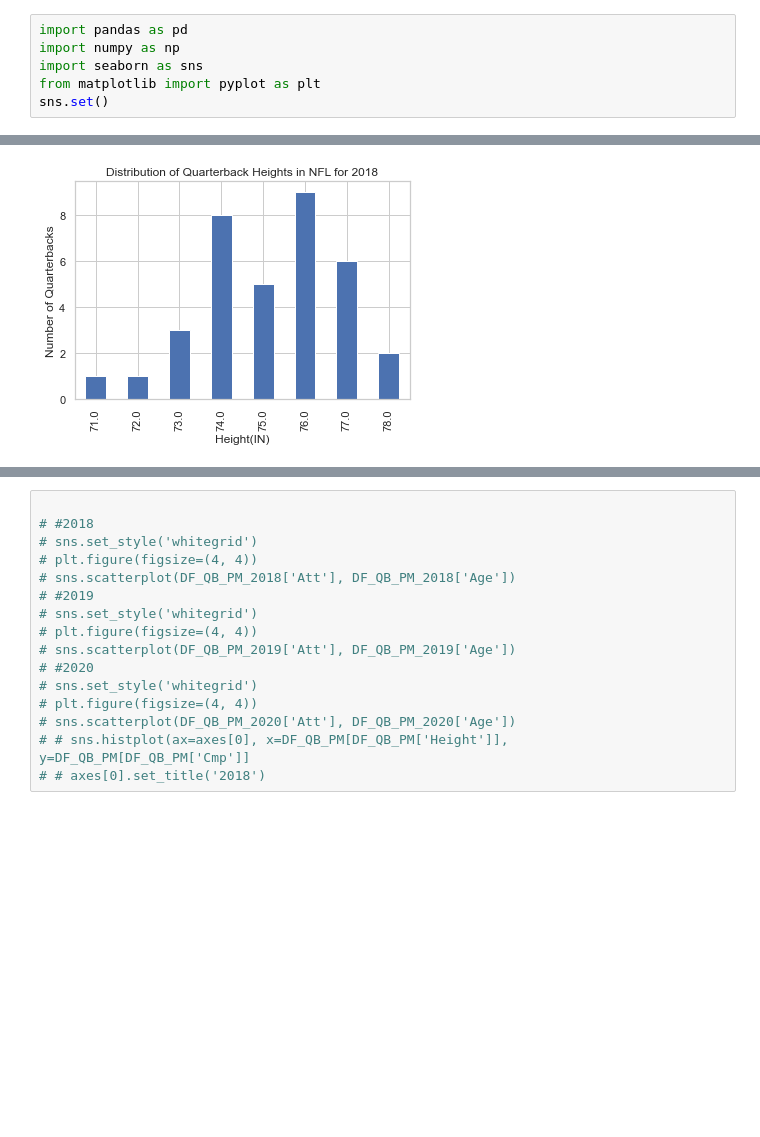
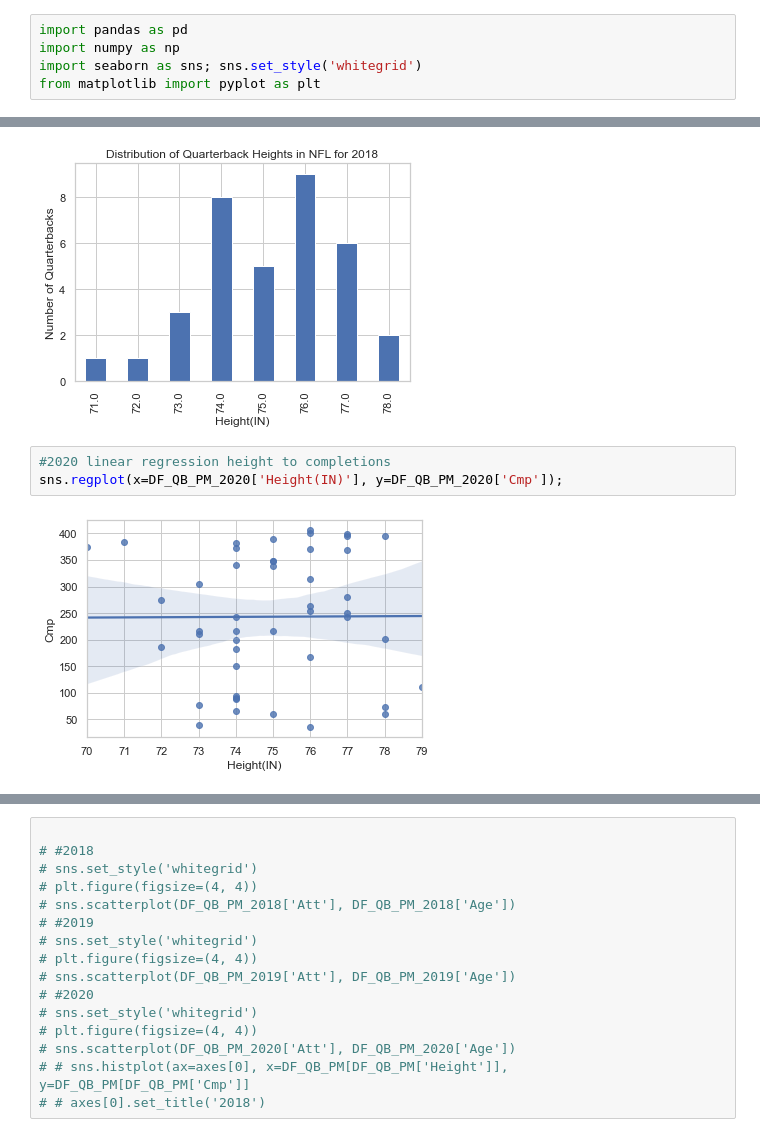
Before and after one commit to timbosan/Python2, a Jupyter notebook: Project/Football.ipynb, the cells around one changed output, grey strips where cells are left out. Drawn from its saved outputs; the diff is of its cells as text; blank space fills up the shorter version.

```diff
--- a/Project/Football.ipynb
+++ b/Project/Football.ipynb
@@ -1,9 +1,8 @@
 # %%
 import pandas as pd
 import numpy as np
-import seaborn as sns
+import seaborn as sns; sns.set_style('whitegrid')
 from matplotlib import pyplot as plt
-sns.set()
 # %%
 #import 2020 QB stats CSV
 DF2020 = pd.read_csv('supp/2020QB.csv')
@@ -151,3 +174,8 @@ plt.ylabel('Number of Quarterbacks')
 # %% [output]
 Text(0, 0.5, 'Number of Quarterbacks')
 [figure]
+# %%
+#2020 linear regression height to completions
+sns.regplot(x=DF_QB_PM_2020['Height(IN)'], y=DF_QB_PM_2020['Cmp']);
+# %% [output]
+[figure, added]
```
Also changed, not shown: parts of 17 cells of this notebook.
